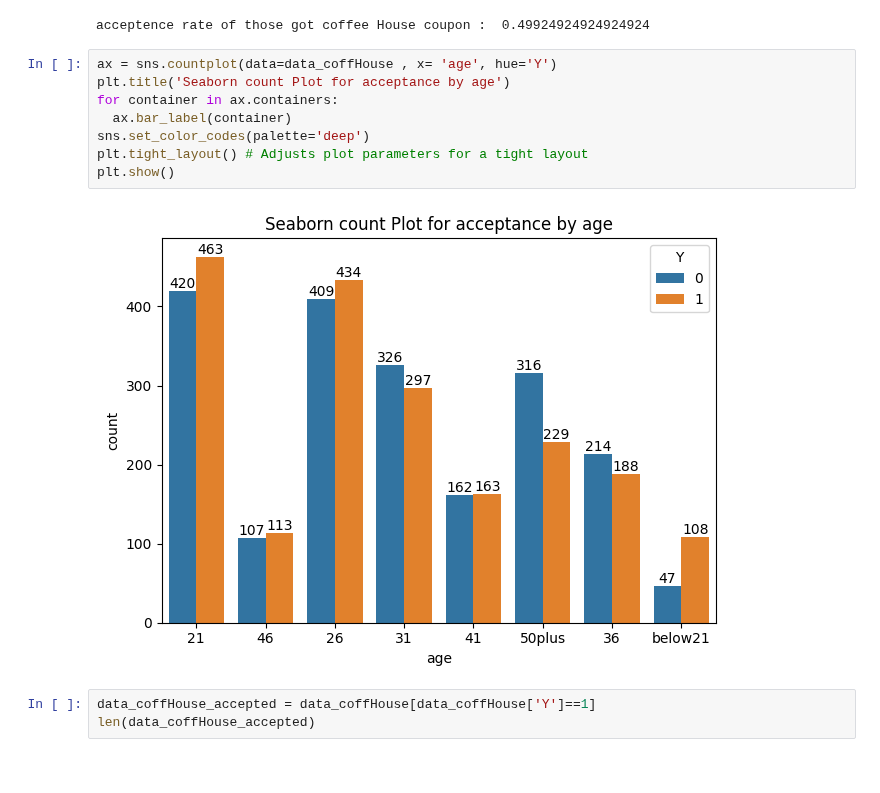
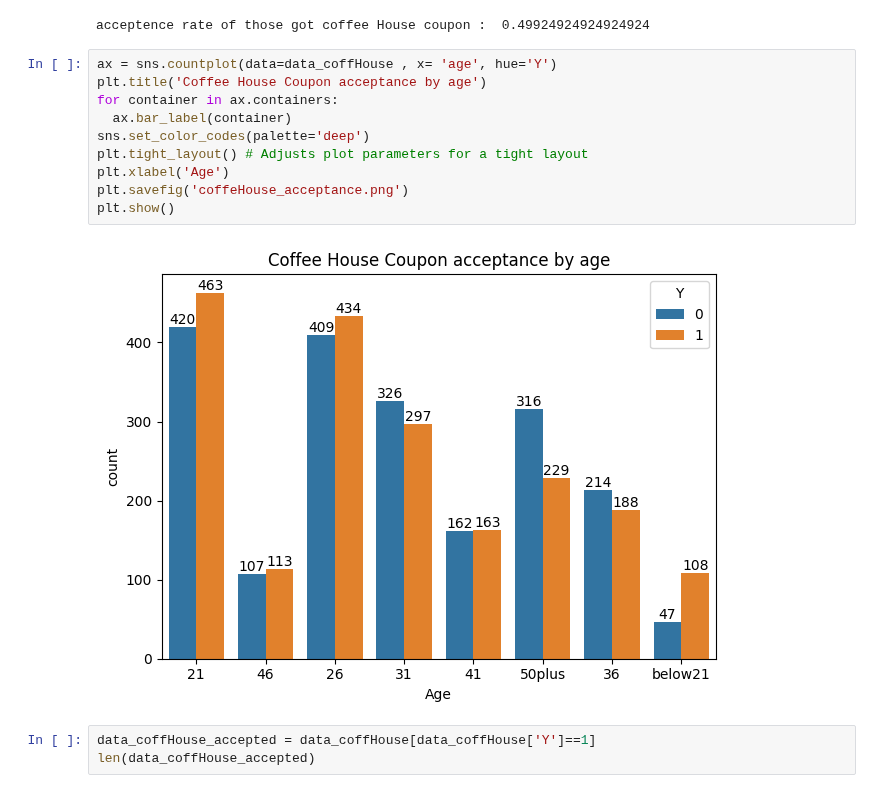
Before and after one commit to karthikgurunath/PCAIML_practical_App1, a Jupyter notebook: prompt.ipynb, the cells around one changed output. Drawn from its saved outputs; the diff is of its cells as text.

```diff
--- a/prompt.ipynb
+++ b/prompt.ipynb
@@ -246,14 +249,16 @@ print("acceptence rate of those got coffee House coupon : ", data_coffHouse['Y']
 acceptence rate of those got coffee House coupon :  0.49924924924924924
 # %%
 ax = sns.countplot(data=data_coffHouse , x= 'age', hue='Y')
-plt.title('Seaborn count Plot for acceptance by age')
+plt.title('Coffee House Coupon acceptance by age')
 for container in ax.containers:
   ax.bar_label(container)
 sns.set_color_codes(palette='deep')
 plt.tight_layout() # Adjusts plot parameters for a tight layout
+plt.xlabel('Age')
+plt.savefig('coffeHouse_acceptance.png')
 plt.show()
 # %% [output]
-[figure, old version]
+[figure, new version]
 # %%
 data_coffHouse_accepted = data_coffHouse[data_coffHouse['Y']==1]
 len(data_coffHouse_accepted)
```
Also changed, not shown: parts of 4 cells of this notebook.
